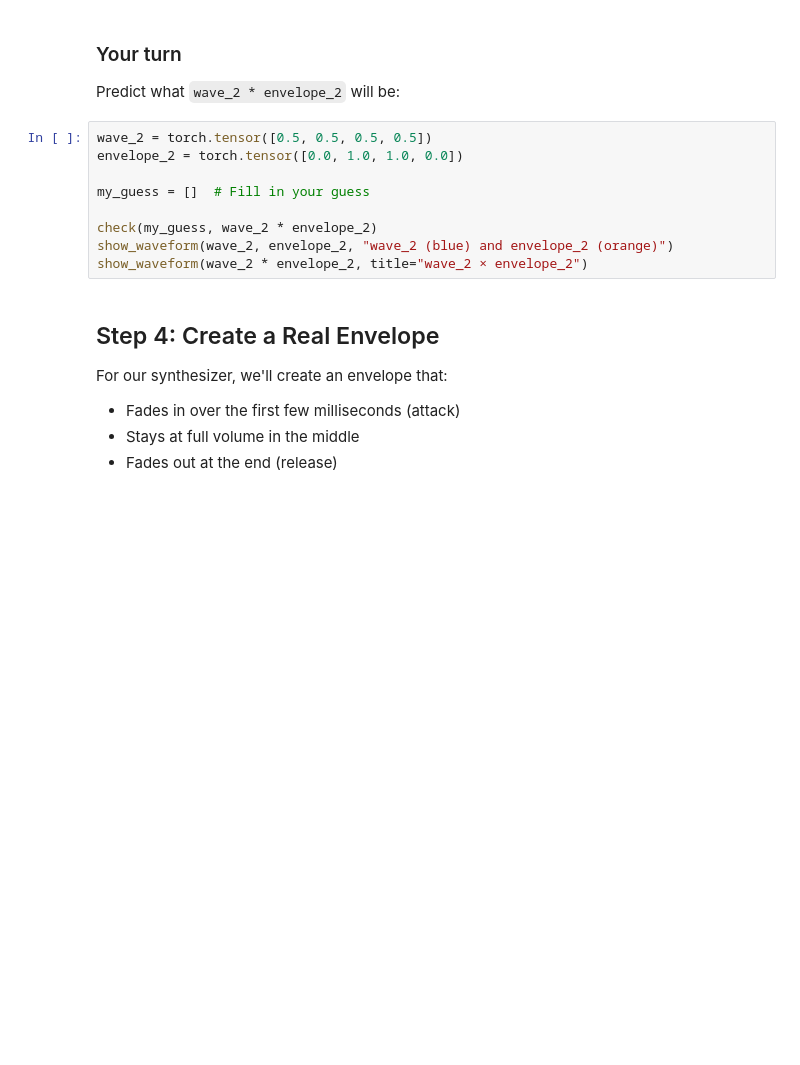
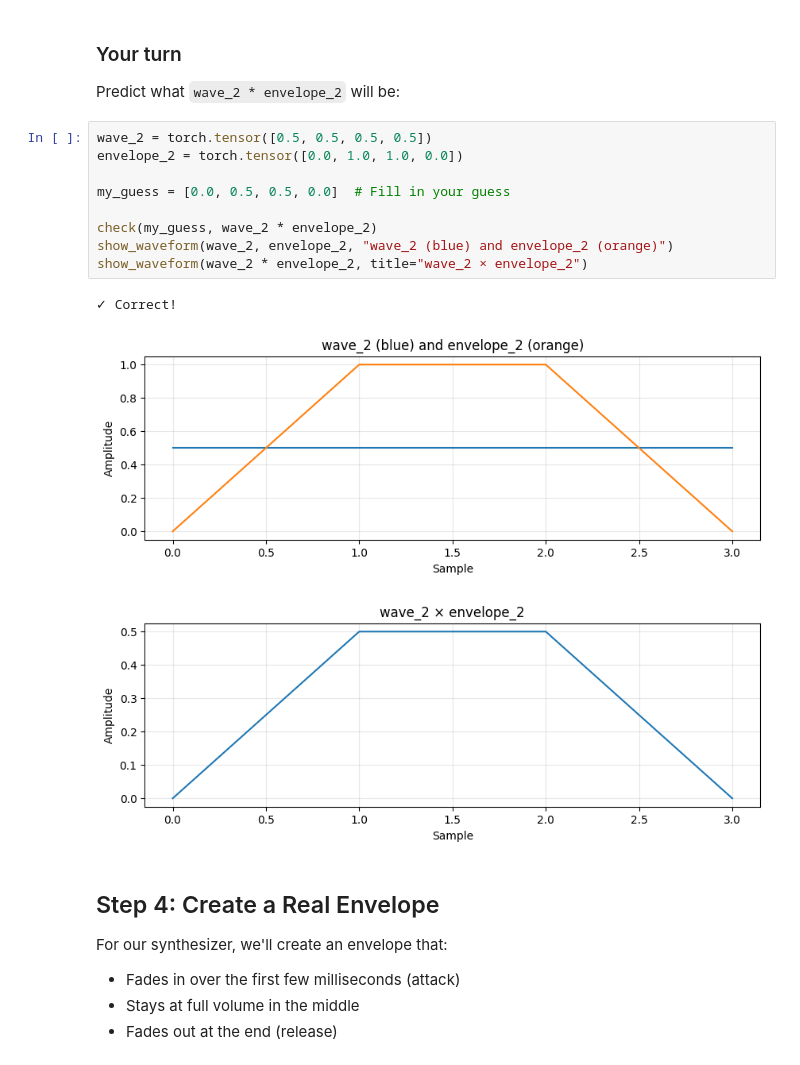
Before and after one commit to berklee-epd/mtec345-homework, a Jupyter notebook: henry-elkington/lab-2/tensors.ipynb, the cells around one changed output. Cells and saved outputs as stored; diff of their text form; blank space fills up the shorter version.

```diff
--- a/henry-elkington/lab-2/tensors.ipynb
+++ b/henry-elkington/lab-2/tensors.ipynb
@@ -378,12 +431,16 @@ Predict what `wave_2 * envelope_2` will be:
 # %%
 wave_2 = torch.tensor([0.5, 0.5, 0.5, 0.5])
 envelope_2 = torch.tensor([0.0, 1.0, 1.0, 0.0])
 
-my_guess = []  # Fill in your guess
+my_guess = [0.0, 0.5, 0.5, 0.0]  # Fill in your guess
 
 check(my_guess, wave_2 * envelope_2)
 show_waveform(wave_2, envelope_2, "wave_2 (blue) and envelope_2 (orange)")
 show_waveform(wave_2 * envelope_2, title="wave_2 × envelope_2")
+# %% [output]
+✓ Correct!
+[figure, added]
+[figure, added]
 # %% [markdown]
 ## Step 4: Create a Real Envelope
 
```
Also changed, not shown: parts of 35 cells of this notebook.
